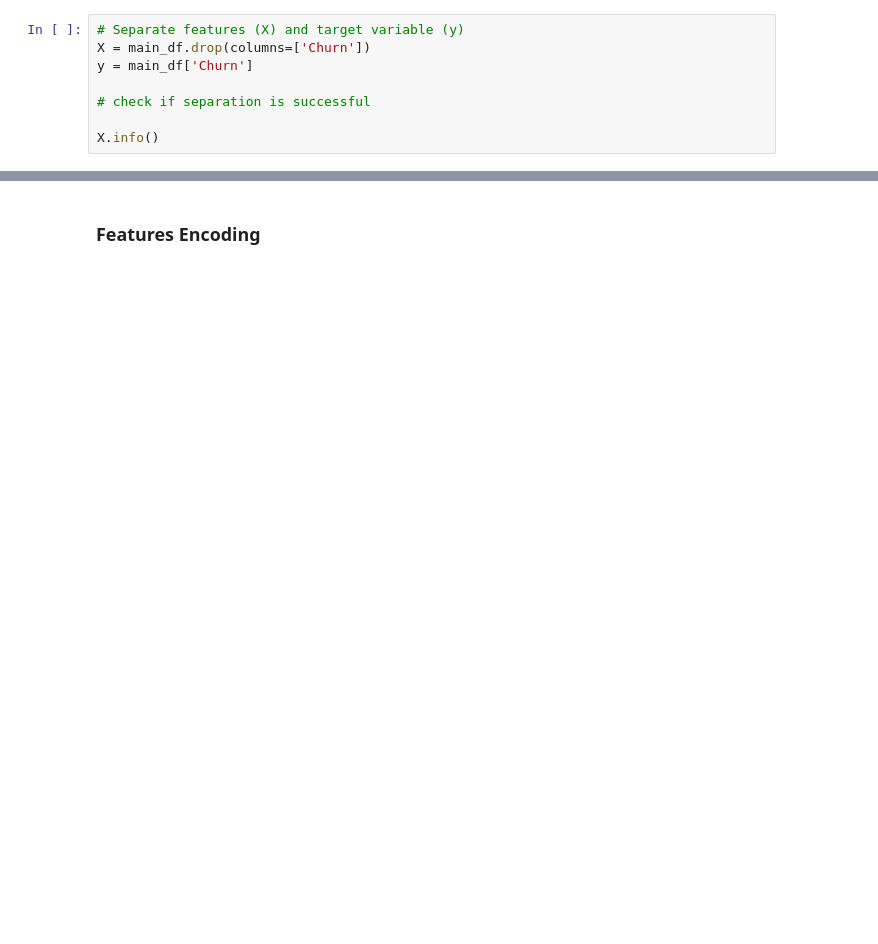
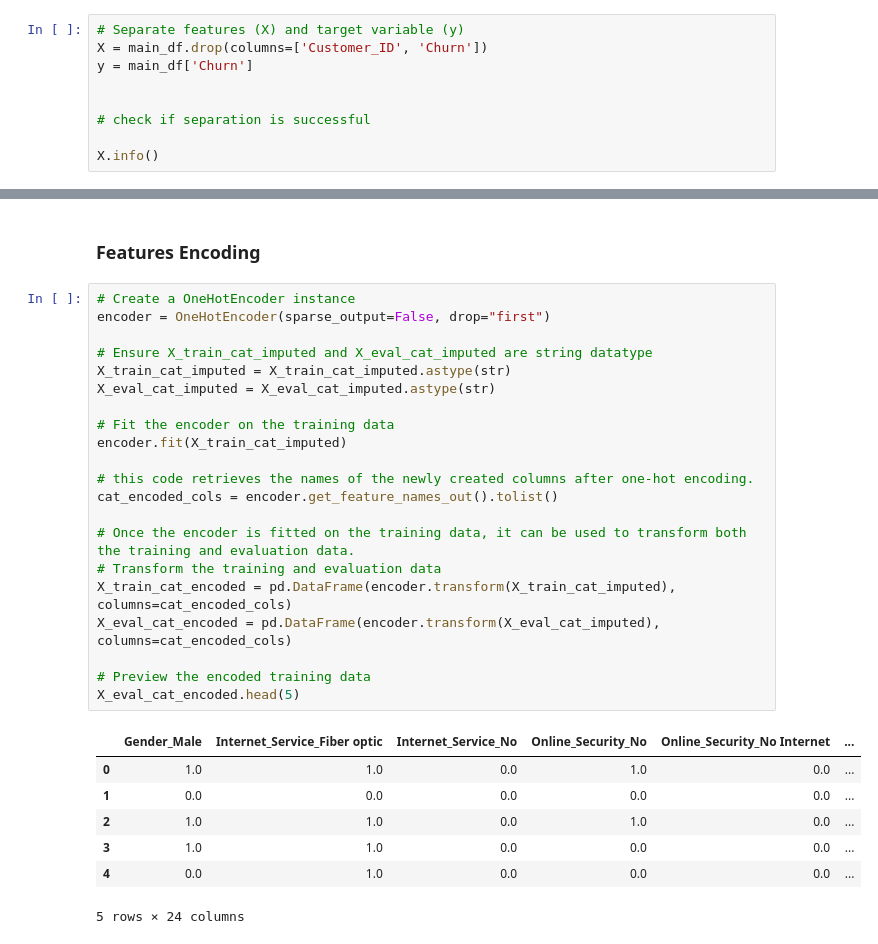
Before and after one commit to Amarquaye009/CUSTOMER-CHURN-ANALYSIS, a Jupyter notebook: Notebooks/main.ipynb, the cells around one changed output, grey strips where cells are left out. Saved outputs shown, nothing was run; the diff lists cells and outputs as text; blank space fills up the shorter version.

Commit message:
Update to perform feature encoding

```diff
--- a/Notebooks/main.ipynb
+++ b/Notebooks/main.ipynb
@@ -1823,8 +1827,9 @@ The customers who did not Churn (Majority class) are higher than those that Chur
 By balancing the dataset through Random Over Sampling, you increase the number of instances in the minority class. This allows the model to learn from more examples of the minority class, potentially improving its ability to correctly classify instances
 # %%
 # Separate features (X) and target variable (y)
-X = main_df.drop(columns=['Churn'])
+X = main_df.drop(columns=['Customer_ID', 'Churn'])
 y = main_df['Churn']
+
 
 # check if separation is successful
 
@@ -2023,2 +2035,31 @@ memory usage: 104.2+ KB
 # %% [markdown]
 ### Features Encoding
+# %%
+# Create a OneHotEncoder instance
+encoder = OneHotEncoder(sparse_output=False, drop="first")
+
+# Ensure X_train_cat_imputed and X_eval_cat_imputed are string datatype
+X_train_cat_imputed = X_train_cat_imputed.astype(str)
+X_eval_cat_imputed = X_eval_cat_imputed.astype(str)
+
+# Fit the encoder on the training data
+encoder.fit(X_train_cat_imputed)
+
+# this code retrieves the names of the newly created columns after one-hot encoding.
+cat_encoded_cols = encoder.get_feature_names_out().tolist()
+
+# Once the encoder is fitted on the training data, it can be used to transform both the training and evaluation data.
+# Transform the training and evaluation data
+X_train_cat_encoded = pd.DataFrame(encoder.transform(X_train_cat_imputed), columns=cat_encoded_cols)
+X_eval_cat_encoded = pd.DataFrame(encoder.transform(X_eval_cat_imputed), columns=cat_encoded_cols)
+
+# Preview the encoded training data
+X_eval_cat_encoded.head(5)
+# %% [output]
+|  | Gender_Male | Internet_Service_Fiber optic | Internet_Service_No | Online_Security_No | Online_Security_No Internet | ... |
+| 0 | 1.0 | 1.0 | 0.0 | 1.0 | 0.0 | ... |
+| 1 | 0.0 | 0.0 | 0.0 | 0.0 | 0.0 | ... |
+| 2 | 1.0 | 1.0 | 0.0 | 1.0 | 0.0 | ... |
+| 3 | 1.0 | 1.0 | 0.0 | 0.0 | 0.0 | ... |
+| 4 | 0.0 | 1.0 | 0.0 | 0.0 | 0.0 | ... |
+5 rows × 24 columns
```
Also changed, not shown: parts of 21 cells of this notebook.
